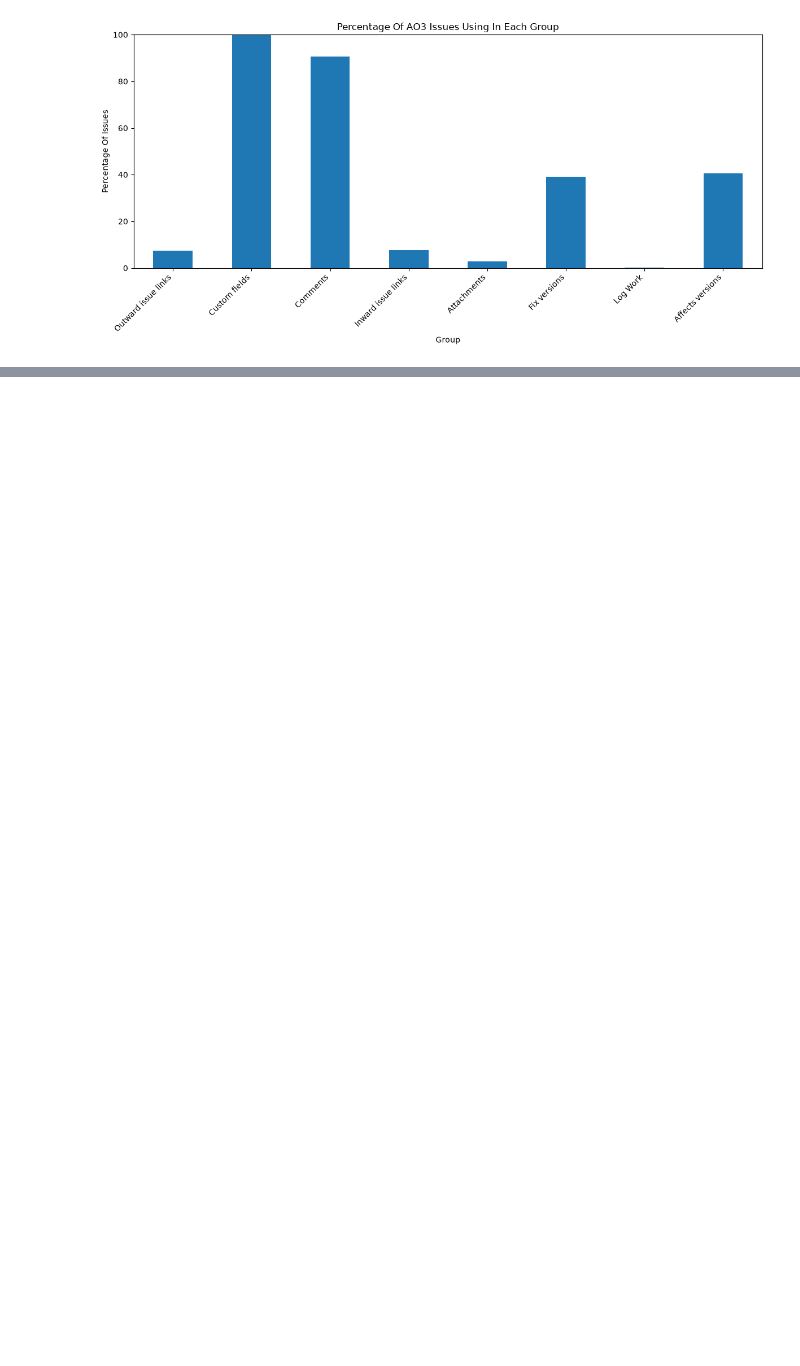
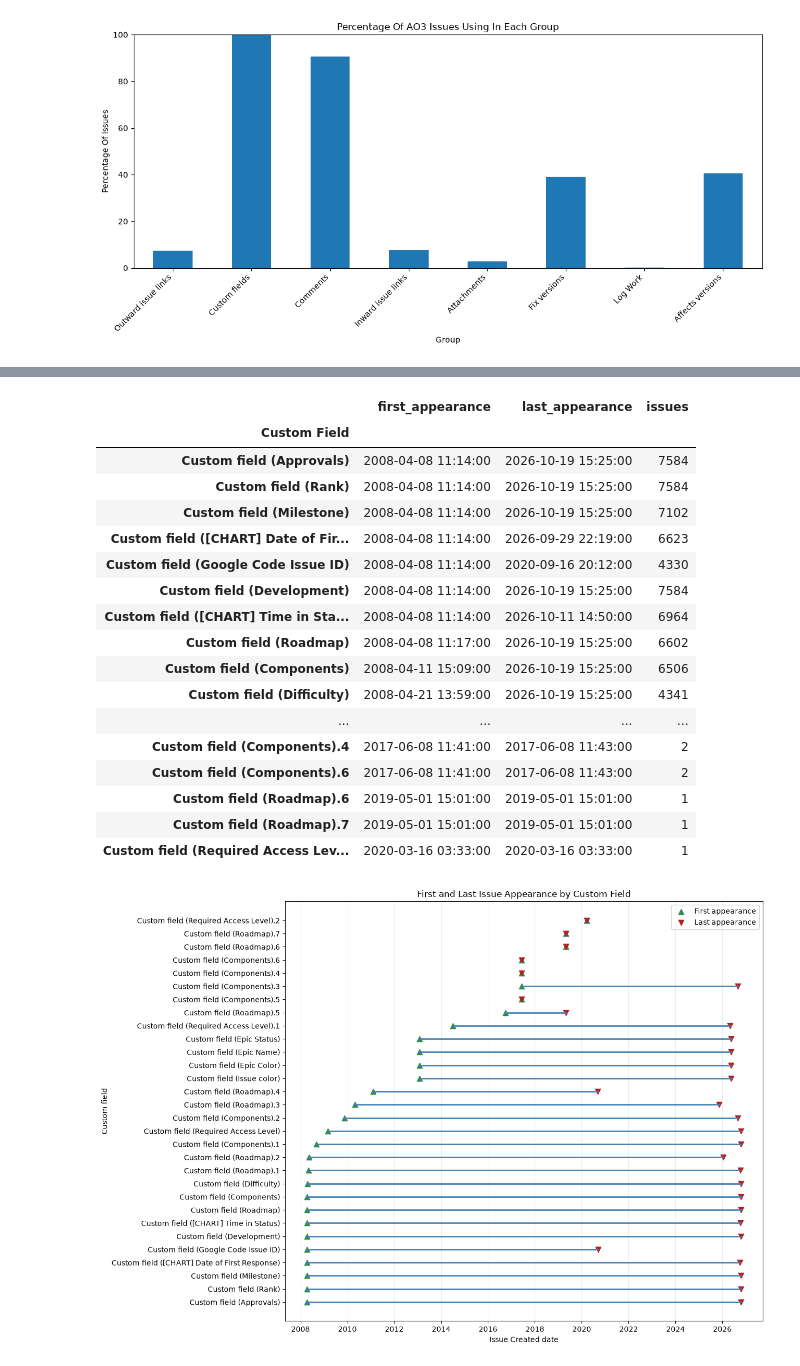
Before and after one commit to rowobeans/cosc445-final-project, a Jupyter notebook: Untitled.ipynb, the cells around one changed output, grey strips where cells are left out. Saved outputs shown, nothing was run; the diff lists cells and outputs as text; code cells hidden in the pictures; blank space fills up the shorter version.

Commit message:
Added graph of custom field usage

```diff
--- a/Untitled.ipynb
+++ b/Untitled.ipynb
@@ -467,3 +467,78 @@ for groupN, columns in groups.items():
 | Fix versions.2 | 3 | 7581 | 0.039557 |
 | Fix versions.3 | 1 | 7583 | 0.013186 |
 ... (4 outputs left out)
+# %%
+custom_field_cols = [
+    col for col in df.columns
+    if col.startswith("Custom field (")
+]
+
+custom_field_data = df[["Created", *custom_field_cols]].melt(
+    id_vars="Created",
+    var_name="Custom Field",
+    value_name="Value",
+)
+custom_field_data = custom_field_data.dropna(subset=["Created", "Value"])
+custom_field_data["Value"] = custom_field_data["Value"].astype("string").str.strip()
+custom_field_data = custom_field_data[custom_field_data["Value"].ne("")]
+
+custom_field_timeline = (
+    custom_field_data.groupby("Custom Field")["Created"]
+    .agg(first_appearance="min", last_appearance="max", issues="size")
+    .sort_values("first_appearance")
+)
+
+if custom_field_timeline.empty:
+    raise ValueError("No populated custom fields with valid Created dates were found.")
+
+display(custom_field_timeline)
+
+fig, ax = plt.subplots(figsize=(13, max(6, len(custom_field_timeline) * 0.3)))
+
+for y, (_, row) in enumerate(custom_field_timeline.iterrows()):
+    ax.plot(
+        [row["first_appearance"], row["last_appearance"]],
+        [y, y],
+        color="steelblue",
+        linewidth=2,
+    )
+    ax.scatter(
+        row["first_appearance"], y,
+        color="seagreen", marker="^", s=55,
+        label="First appearance" if y == 0 else None,
+    )
+    ax.scatter(
+        row["last_appearance"], y,
+        color="firebrick", marker="v", s=55,
+        label="Last appearance" if y == 0 else None,
+    )
+
+ax.set_yticks(range(len(custom_field_timeline)))
+ax.set_yticklabels(custom_field_timeline.index)
+ax.set_xlabel("Issue Created date")
+ax.set_ylabel("Custom field")
+ax.set_title("First and Last Issue Appearance by Custom Field")
+ax.legend()
+ax.grid(axis="x", alpha=0.25)
+fig.tight_layout()
+plt.show()
+# %% [output]
+|  | first_appearance | last_appearance | issues |
+| Custom Field |  |  |  |
+| Custom field (Approvals) | 2008-04-08 11:14:00 | 2026-10-19 15:25:00 | 7584 |
+| Custom field (Rank) | 2008-04-08 11:14:00 | 2026-10-19 15:25:00 | 7584 |
+| Custom field (Milestone) | 2008-04-08 11:14:00 | 2026-10-19 15:25:00 | 7102 |
+| Custom field ([CHART] Date of Fir... | 2008-04-08 11:14:00 | 2026-09-29 22:19:00 | 6623 |
+| Custom field (Google Code Issue ID) | 2008-04-08 11:14:00 | 2020-09-16 20:12:00 | 4330 |
+| Custom field (Development) | 2008-04-08 11:14:00 | 2026-10-19 15:25:00 | 7584 |
+| Custom field ([CHART] Time in Sta... | 2008-04-08 11:14:00 | 2026-10-11 14:50:00 | 6964 |
+| Custom field (Roadmap) | 2008-04-08 11:17:00 | 2026-10-19 15:25:00 | 6602 |
+| Custom field (Components) | 2008-04-11 15:09:00 | 2026-10-19 15:25:00 | 6506 |
+| Custom field (Difficulty) | 2008-04-21 13:59:00 | 2026-10-19 15:25:00 | 4341 |
+| ... | ... | ... | ... |
+| Custom field (Components).4 | 2017-06-08 11:41:00 | 2017-06-08 11:43:00 | 2 |
+| Custom field (Components).6 | 2017-06-08 11:41:00 | 2017-06-08 11:43:00 | 2 |
+| Custom field (Roadmap).6 | 2019-05-01 15:01:00 | 2019-05-01 15:01:00 | 1 |
+| Custom field (Roadmap).7 | 2019-05-01 15:01:00 | 2019-05-01 15:01:00 | 1 |
+| Custom field (Required Access Lev... | 2020-03-16 03:33:00 | 2020-03-16 03:33:00 | 1 |
+[figure, added]
```
Also changed, not shown: parts of 1 cell of this notebook.
